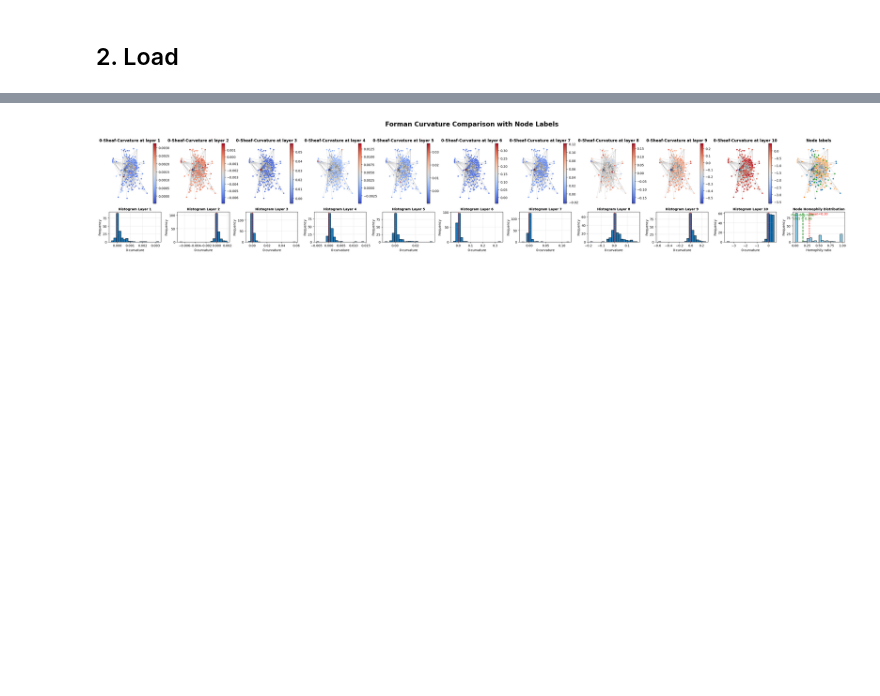
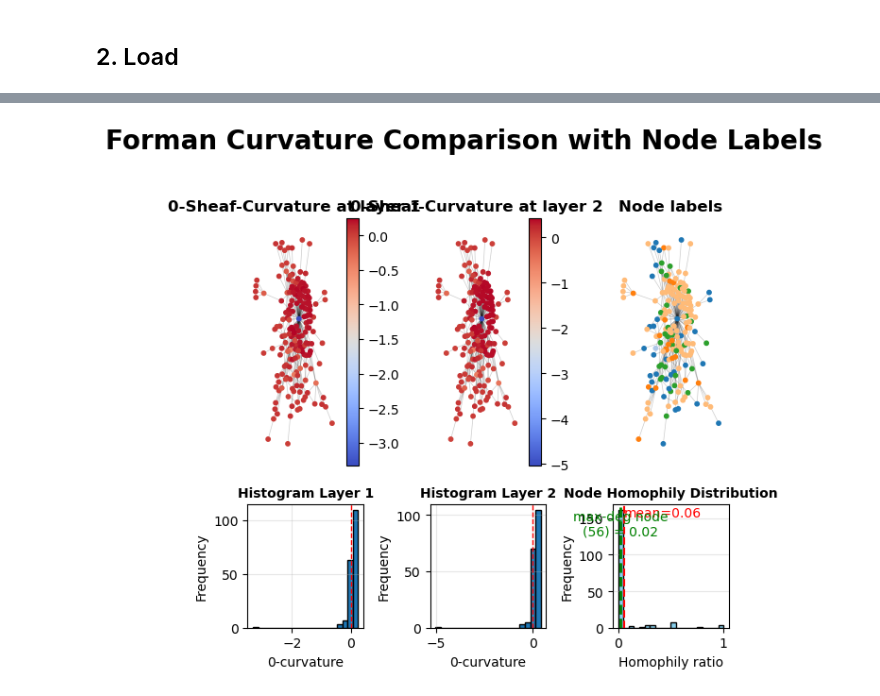
Before and after one commit to luigifraca/neural-sheaf-diffusion-modified, a Jupyter notebook: quick_analysis/fmg-original-laplacian-curvature.ipynb, the cells around one changed output, grey strips where cells are left out. Saved outputs shown, nothing was run; the diff lists cells and outputs as text; code cells hidden in the pictures; blank space fills up the shorter version.

```diff
--- a/quick_analysis/fmg-original-laplacian-curvature.ipynb
+++ b/quick_analysis/fmg-original-laplacian-curvature.ipynb
@@ -25,14 +25,14 @@ def fbc(L):
 # %%
 stalk_dim = 1
 hidden_channels = 16
-dataset = "cornell"
-layers = 10
+dataset = "texas"
+layers = 2
 epochs = 500
 
 MAPS, LAPLACIANS = [], []
 for layer in range(layers):
-    map_path = f"../results/maps/{dataset}/stalk_dim-{stalk_dim}/{layers}-layers/{hidden_channels}-hidden/{epochs}-epochs/DiagSheaf_{dataset}_layer{layer}_fold0_seed43.pt"
-    lap_path = f"../results/laplacians/{dataset}/stalk_dim-{stalk_dim}/{layers}-layers/{hidden_channels}-hidden/{epochs}-epochs/DiagSheaf_{dataset}_layer{layer}_fold0_seed43.pt"
+    map_path = f"../results/maps/{dataset}/stalk_dim-{stalk_dim}/{layers}-layers/{hidden_channels}-hidden/{epochs}-epochs/DiagSheaf_{dataset}_layer{layer}_fold7_seed43.pt"
+    lap_path = f"../results/laplacians/{dataset}/stalk_dim-{stalk_dim}/{layers}-layers/{hidden_channels}-hidden/{epochs}-epochs/DiagSheaf_{dataset}_layer{layer}_fold7_seed43.pt"
     MAPS.append(torch.load(map_path))
     LAPLACIANS.append(torch.load(lap_path))
 # %%
@@ -43,11 +43,11 @@ for maps in MAPS:
     df[["source", "target"]] = df[["source", "target"]].astype(int)
     df.sort_values(by=["source", "target"], ascending=[True, True], inplace=True)
     DF.append(df)
-    display(DF[0])
+    #display(DF[0])
 
 DF_Lap = []
 
 for laplacian in LAPLACIANS:
     df = pd.DataFrame(laplacian.cpu().tolist())
     DF_Lap.append(df)
-display(DF_Lap[0].iloc[:, [0,277]])
+#display(DF_Lap[0].iloc[:, [0,277]])
@@ -555,12 +356,12 @@ from tkinter import font
 lab = df_node_feature["label"].values
 # display(lab)
 
-pos_use = pos if 'pos' in globals() and isinstance(pos, dict) else nx.spring_layout(G, seed=42)
+pos_use = nx.spring_layout(G, seed=42)
 cmap = plt.cm.coolwarm
 
 fig, ax = plt.subplots(
     2, layers + 1,
-    figsize=(3*(layers + 1), 6),
+    figsize=(2*(layers + 1), 6),
     gridspec_kw={"height_ratios": [3, 1.5]}
 )
 
@@ -668,35 +469,35 @@ ax_hom.set_title(
 )
 ax_hom.set_xlabel("Homophily ratio")
 ax_hom.set_ylabel("Frequency")
 ax_hom.grid(axis='y', alpha=0.3)
 
 # Optional: mean line (very useful)
 mean_h = np.mean(list(homophily_ratios.values()))
 ax_hom.axvline(mean_h, color="red", linestyle="--", linewidth=1.5)
 ax_hom.text(mean_h, ax_hom.get_ylim()[1]*0.9, f"mean={mean_h:.2f}", color="red", fontsize=10)
 
 degrees = dict(G.degree())
 max_deg_node = max(degrees, key=degrees.get)
 max_deg_hom = homophily_ratios[max_deg_node]
 
 ax_hom.axvline(max_deg_hom, color="green", linestyle="--", linewidth=2)
 
 ax_hom.text(
     max_deg_hom,
     ax_hom.get_ylim()[1]*0.75,
     f"max-deg node\n({max_deg_node}) = {max_deg_hom:.2f}",
     color="green",
     ha="center"
 )
 
 fig.suptitle("Forman Curvature Comparison with Node Labels", fontsize=20, fontweight="bold")
 fig.tight_layout(rect=[0, 0, 1, 0.95])
 plt.show()
-fig.savefig(f"../results/images/0-curvature_comparison_{dataset}_{layers}-layers_500epochs.pdf")
+#fig.savefig(f"../results/images/0-curvature_comparison_{dataset}_{layers}-layers_500epochs.pdf")
 #os.makedirs("../results/images", exist_ok=True)
 #fig.savefig(f"../results/images/0-curvature_comparison_{dataset}_{layers}-layers_500epochs.pdf", dpi=300)
 # %% [output]
-[figure, old version]
+[figure, new version]
 # %%
 fig, ax = plt.subplots(
     2, layers + 1,
```
Also changed, not shown: parts of 7 cells of this notebook, 2 other files.
